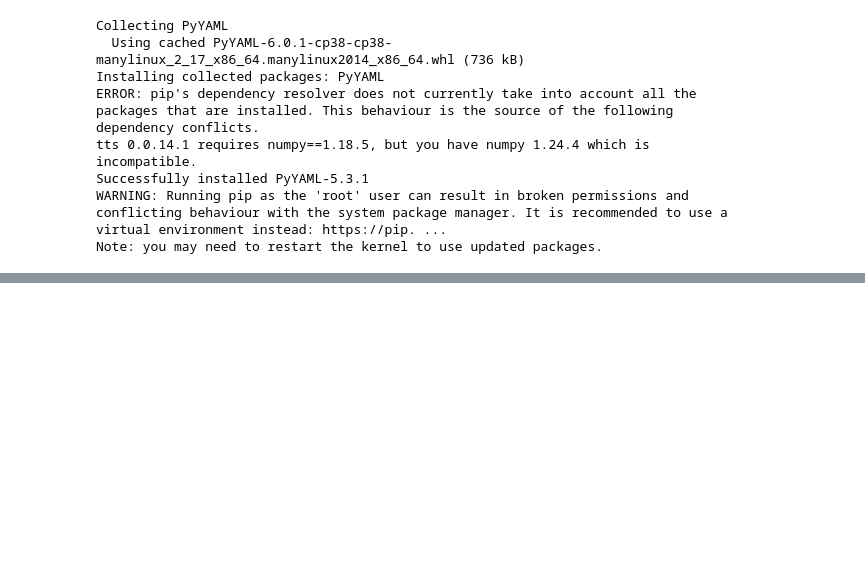
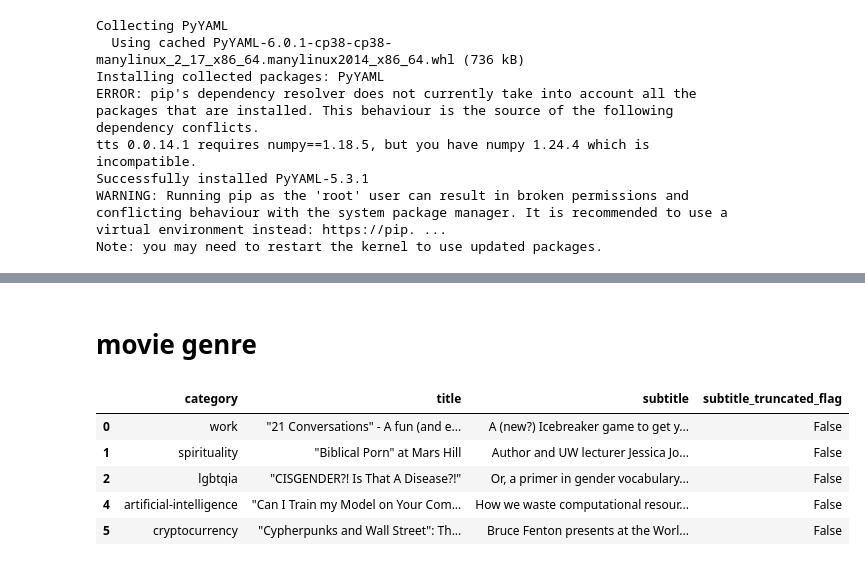
Before and after one commit to gyubinc/genre_summary, a Jupyter notebook: classification/classi.ipynb, the cells around one changed output, grey strips where cells are left out. Drawn from its saved outputs; the diff is of its cells as text; code cells hidden in the pictures; blank space fills up the shorter version.

```diff
--- a/classification/classi.ipynb
+++ b/classification/classi.ipynb
@@ -1262,3 +1333,5 @@ Collecting lightning-utilities>=0.7.0 (from pytorch-lightning)
     Found existing installation: PyYAML 5.3.1
 ERROR: Cannot uninstall 'PyYAML'. It is a distutils installed project and thus we cannot accurately determine which files belong to it which would lead to only a partial uninstall.
 Note: you may need to restart the kernel to use updated packages.
+# %% [markdown]
+# movie genre
@@ -1264,0 +1345,11 @@ Note: you may need to restart the kernel to use updated packages.
+# %%
+df = pd.read_csv('medium_post_titles.csv')
+# %%
+df.head(5)
+# %% [output]
+|  | category | title | subtitle | subtitle_truncated_flag |
+| 0 | work | "21 Conversations" - A fun (and e... | A (new?) Icebreaker game to get y... | False |
+| 1 | spirituality | "Biblical Porn" at Mars Hill | Author and UW lecturer Jessica Jo... | False |
+| 2 | lgbtqia | "CISGENDER?! Is That A Disease?!" | Or, a primer in gender vocabulary... | False |
+| 4 | artificial-intelligence | "Can I Train my Model on Your Com... | How we waste computational resour... | False |
+| 5 | cryptocurrency | "Cypherpunks and Wall Street": Th... | Bruce Fenton presents at the Worl... | False |
```
Also changed, not shown: parts of 15 cells of this notebook.
